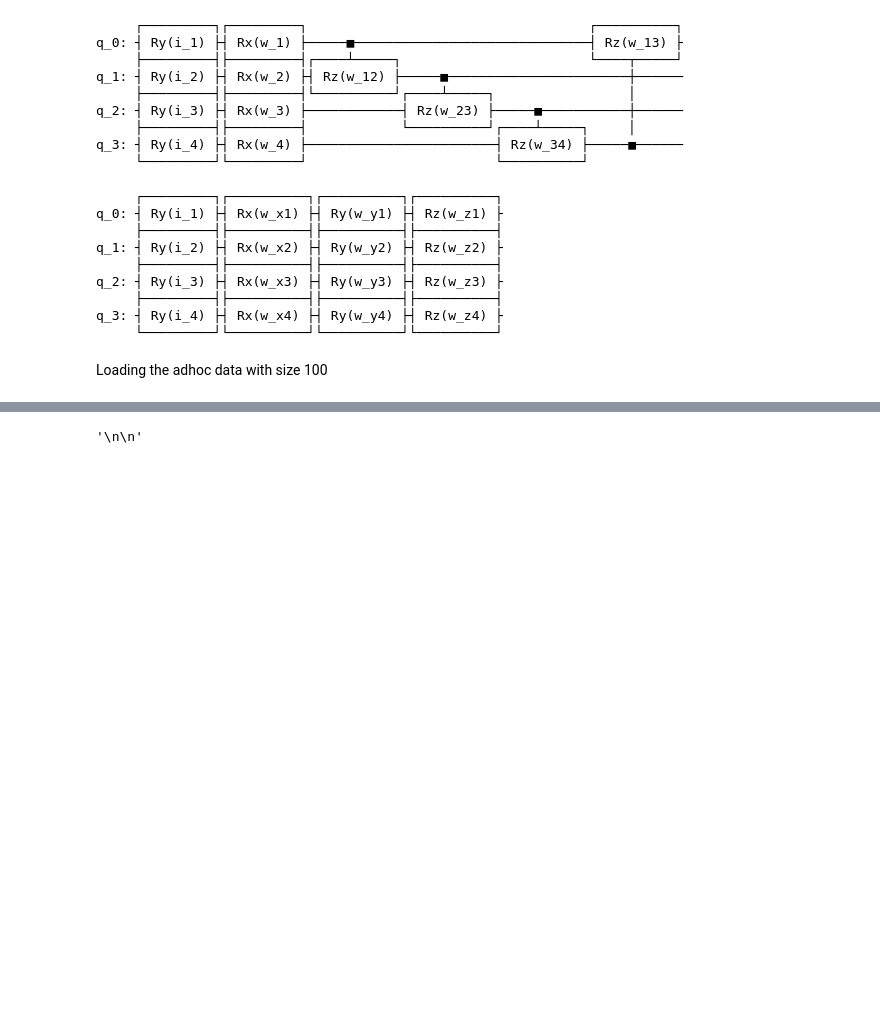
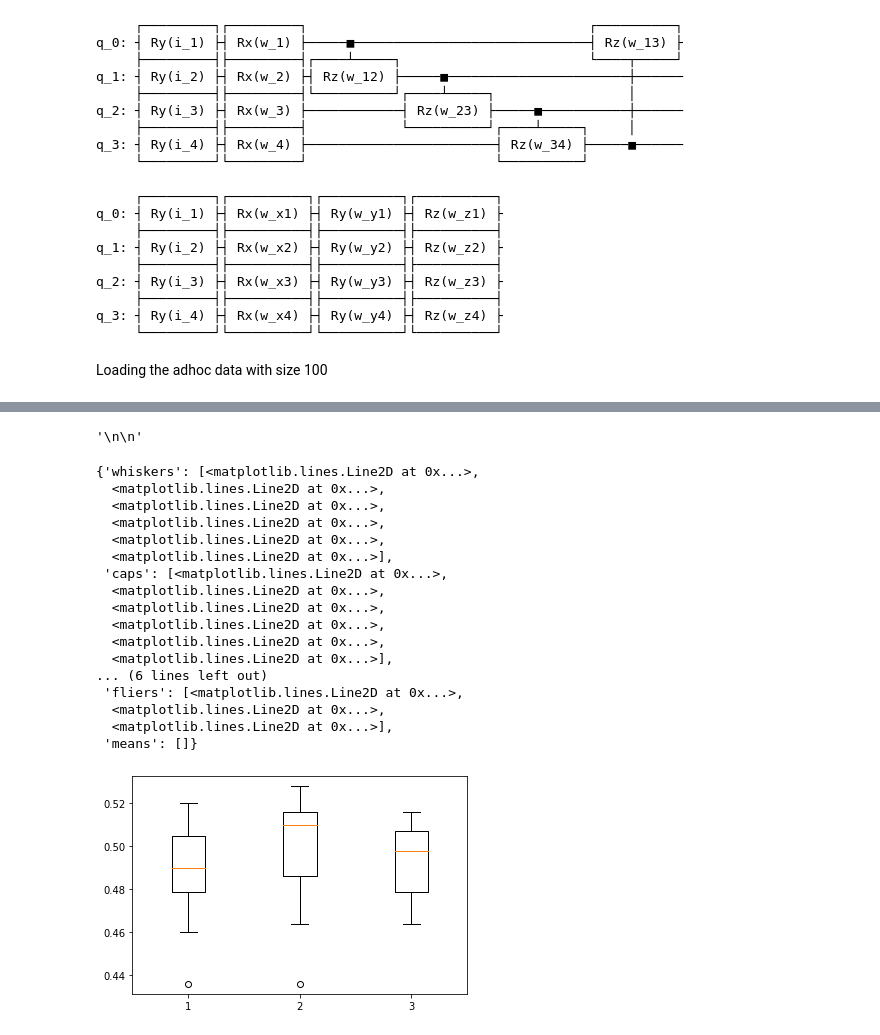
Before and after one commit to CoffeAddiict/QI_Project, a Jupyter notebook: vlds_1000.ipynb, the cells around one changed output, grey strips where cells are left out. Saved outputs shown, nothing was run; the diff lists cells and outputs as text; code cells hidden in the pictures; blank space fills up the shorter version.

```diff
--- a/vlds_1000.ipynb
+++ b/vlds_1000.ipynb
@@ -252,15 +252,42 @@ Score of circuit 3:  [0.52       0.50933333 0.52       0.51333333 0.52       0.5
-# %%
-"""
-
-"""
-# %% [output]
-'\n\n'
+# %%
+"""
+100%|██████████| 10/10 [5:59:32<00:00, 2157.26s/it]
+Score of circuit 1:  [0.436 0.476 0.52  0.488 0.488 0.46  0.492 0.508 0.496 0.512]
+Score of circuit 2:  [0.436 0.484 0.528 0.516 0.492 0.464 0.516 0.512 0.508 0.524]
+Score of circuit 3:  [0.464 0.508 0.516 0.488 0.476 0.5   0.508 0.476 0.504 0.496]
+Median of circuit01:  0.49
+Median of circuit02:  0.51
+Median of circuit03:  0.498
+
+"""
+# %% [output]
+'\n\n'
 # %%
-#TODO: Change scores later
-cirtui1_score = [ 0.64, 0.84, 0.48, 0.68, 0.6, 0.68, 0.76, 0.56, 0.68, 0.64 ]
-cirtui2_score = [ 0.64, 0.84, 0.48, 0.68, 0.6, 0.68, 0.76, 0.56, 0.68, 0.64 ]
-cirtui3_score = [ 0.64, 0.84, 0.48, 0.68, 0.6, 0.68, 0.76, 0.56, 0.68, 0.64 ]
+import matplotlib.pyplot as plt
+
+cirtui1_score = [ 0.436, 0.476, 0.52, 0.488, 0.488, 0.46, 0.492, 0.508, 0.496, 0.512 ]
+cirtui2_score = [ 0.436, 0.484, 0.528, 0.516, 0.492, 0.464, 0.516, 0.512, 0.508, 0.524 ]
+cirtui3_score = [ 0.464, 0.508, 0.516, 0.488, 0.476, 0.5, 0.508, 0.476, 0.504, 0.496 ]
 
 scores = [cirtui1_score, cirtui2_score, cirtui3_score]
 
 plt.boxplot(scores)
+# %% [output]
+{'whiskers': [<matplotlib.lines.Line2D at 0x...>,
+  <matplotlib.lines.Line2D at 0x...>,
+  <matplotlib.lines.Line2D at 0x...>,
+  <matplotlib.lines.Line2D at 0x...>,
+  <matplotlib.lines.Line2D at 0x...>,
+  <matplotlib.lines.Line2D at 0x...>],
+ 'caps': [<matplotlib.lines.Line2D at 0x...>,
+  <matplotlib.lines.Line2D at 0x...>,
+  <matplotlib.lines.Line2D at 0x...>,
+  <matplotlib.lines.Line2D at 0x...>,
+  <matplotlib.lines.Line2D at 0x...>,
+  <matplotlib.lines.Line2D at 0x...>],
+... (6 lines left out)
+ 'fliers': [<matplotlib.lines.Line2D at 0x...>,
+  <matplotlib.lines.Line2D at 0x...>,
+  <matplotlib.lines.Line2D at 0x...>],
+ 'means': []}
+[figure, added]
```
Also changed, not shown: parts of 2 cells of this notebook, 2 other files.
